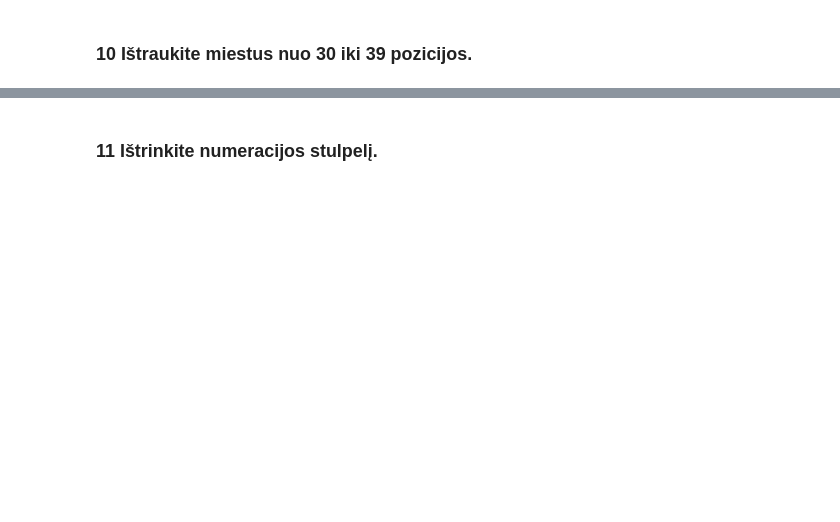
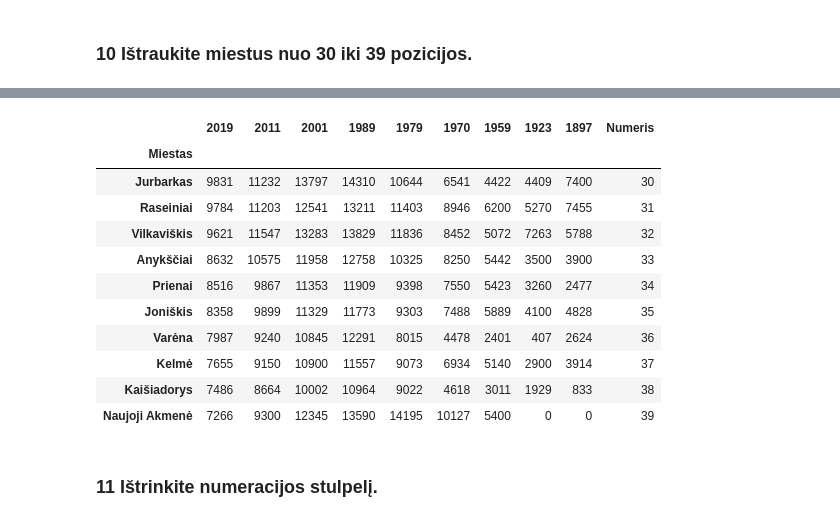
Before and after one commit to egluzelu/course-python-basic, a Jupyter notebook: PTU20_live/Pandas/pandas_uzduotys1.ipynb, the cells around one changed output, grey strips where cells are left out. Drawn from its saved outputs; the diff is of its cells as text; code cells hidden in the pictures; blank space fills up the shorter version.

```diff
--- a/PTU20_live/Pandas/pandas_uzduotys1.ipynb
+++ b/PTU20_live/Pandas/pandas_uzduotys1.ipynb
@@ -103,2 +110,17 @@ Name: 1897, dtype: int64
+# %%
+df[(df['Numeris'] >= 30) & (df['Numeris'] <= 39)]
+# %% [output]
+|  | 2019 | 2011 | 2001 | 1989 | 1979 | 1970 | 1959 | 1923 | 1897 | Numeris |
+| Miestas |  |  |  |  |  |  |  |  |  |  |
+| Jurbarkas | 9831 | 11232 | 13797 | 14310 | 10644 | 6541 | 4422 | 4409 | 7400 | 30 |
+| Raseiniai | 9784 | 11203 | 12541 | 13211 | 11403 | 8946 | 6200 | 5270 | 7455 | 31 |
+| Vilkaviškis | 9621 | 11547 | 13283 | 13829 | 11836 | 8452 | 5072 | 7263 | 5788 | 32 |
+| Anykščiai | 8632 | 10575 | 11958 | 12758 | 10325 | 8250 | 5442 | 3500 | 3900 | 33 |
+| Prienai | 8516 | 9867 | 11353 | 11909 | 9398 | 7550 | 5423 | 3260 | 2477 | 34 |
+| Joniškis | 8358 | 9899 | 11329 | 11773 | 9303 | 7488 | 5889 | 4100 | 4828 | 35 |
+| Varėna | 7987 | 9240 | 10845 | 12291 | 8015 | 4478 | 2401 | 407 | 2624 | 36 |
+| Kelmė | 7655 | 9150 | 10900 | 11557 | 9073 | 6934 | 5140 | 2900 | 3914 | 37 |
+| Kaišiadorys | 7486 | 8664 | 10002 | 10964 | 9022 | 4618 | 3011 | 1929 | 833 | 38 |
+| Naujoji Akmenė | 7266 | 9300 | 12345 | 13590 | 14195 | 10127 | 5400 | 0 | 0 | 39 |
 # %% [markdown]
 ### 11 Ištrinkite numeracijos stulpelį.
```
Also changed, not shown: parts of 35 cells of this notebook, 1 other file.
